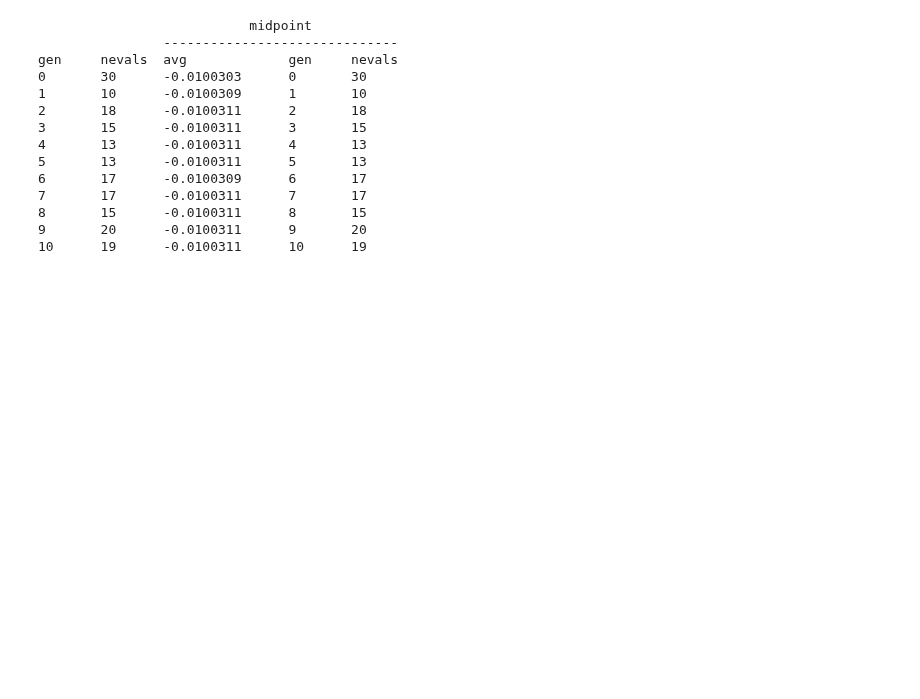
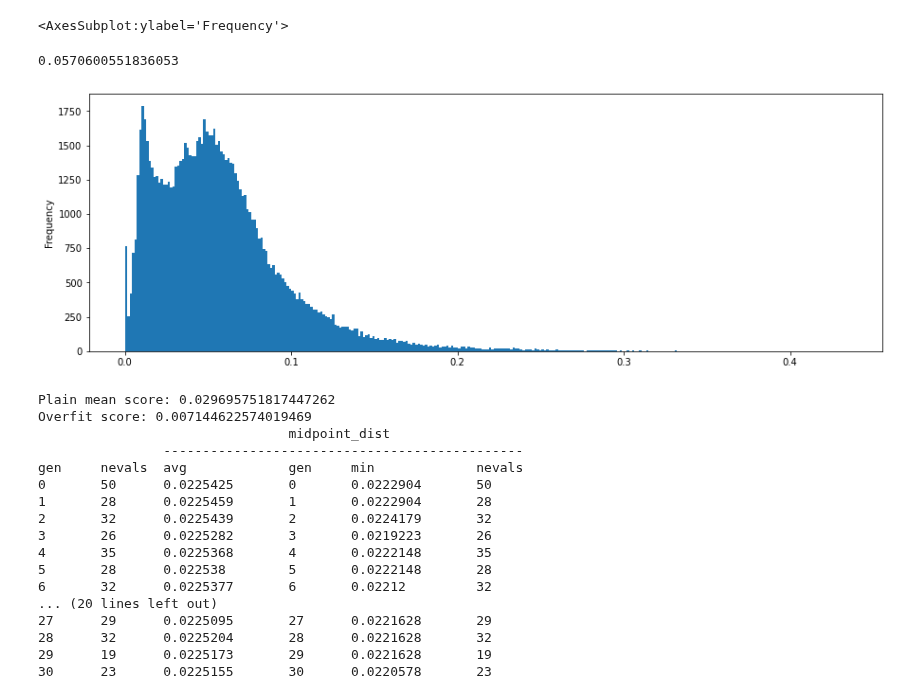
Before and after one commit to maulberto3/Kaggle_magic, a Jupyter notebook: pog-1-ga-mighty-rf-text-model.ipynb, the cells around one changed output. Saved outputs shown, nothing was run; the diff lists cells and outputs as text; code cells hidden in the pictures; blank space fills up the shorter version.

```diff
--- a/pog-1-ga-mighty-rf-text-model.ipynb
+++ b/pog-1-ga-mighty-rf-text-model.ipynb
@@ -74,3 +82,11 @@ test = read_parquet(p / 'test.parquet')
+# %%
+# Train y
+(train['target']).plot(kind='hist', bins=int(len(train)**0.5), figsize=(15,5))
+(train['target']).mean()
+# %% [output]
+<AxesSubplot:ylabel='Frequency'>
+0.0570600551836053
+[figure, added]
 # %%
 def clean_train(df):
     df['publishedAt'] = to_datetime(df['publishedAt'], errors='coerce').dt.tz_localize(None)
@@ -350,25 +387,28 @@ ga_params = GA_Scikit(est,
                       eval_indiv,
                       weights,
                       #
-                      train[['title', 'duration_seconds', 't_delta', 'likes', 'view_count']],
+                      train[['title', 'duration_seconds', 't_delta', 'likes', 'view_count', 'target']],
                       mean_absolute_error,
                       )
 pop, log, hof = ga_params.run_ga_search()
 # %% [output]
-                           midpoint
-                ------------------------------
-gen     nevals  avg             gen     nevals
-0       30      -0.0100303      0       30
-1       10      -0.0100309      1       10
-2       18      -0.0100311      2       18
-3       15      -0.0100311      3       15
-4       13      -0.0100311      4       13
-5       13      -0.0100311      5       13
-6       17      -0.0100309      6       17
-7       17      -0.0100311      7       17
-8       15      -0.0100311      8       15
-9       20      -0.0100311      9       20
-10      19      -0.0100311      10      19
+Plain mean score: 0.029695751817447262
+Overfit score: 0.007144622574019469
+                                midpoint_dist
+                ----------------------------------------------
+gen     nevals  avg             gen     min             nevals
+0       50      0.0225425       0       0.0222904       50
+1       28      0.0225459       1       0.0222904       28
+2       32      0.0225439       2       0.0224179       32
+3       26      0.0225282       3       0.0219223       26
+4       35      0.0225368       4       0.0222148       35
+5       28      0.022538        5       0.0222148       28
+6       32      0.0225377       6       0.02212         32
+... (20 lines left out)
+27      29      0.0225095       27      0.0221628       29
+28      32      0.0225204       28      0.0221628       32
+29      19      0.0225173       29      0.0221628       19
+30      23      0.0225155       30      0.0220578       23
 # %%
 # Save HOF params
 hof
```
Also changed, not shown: parts of 11 cells of this notebook.
